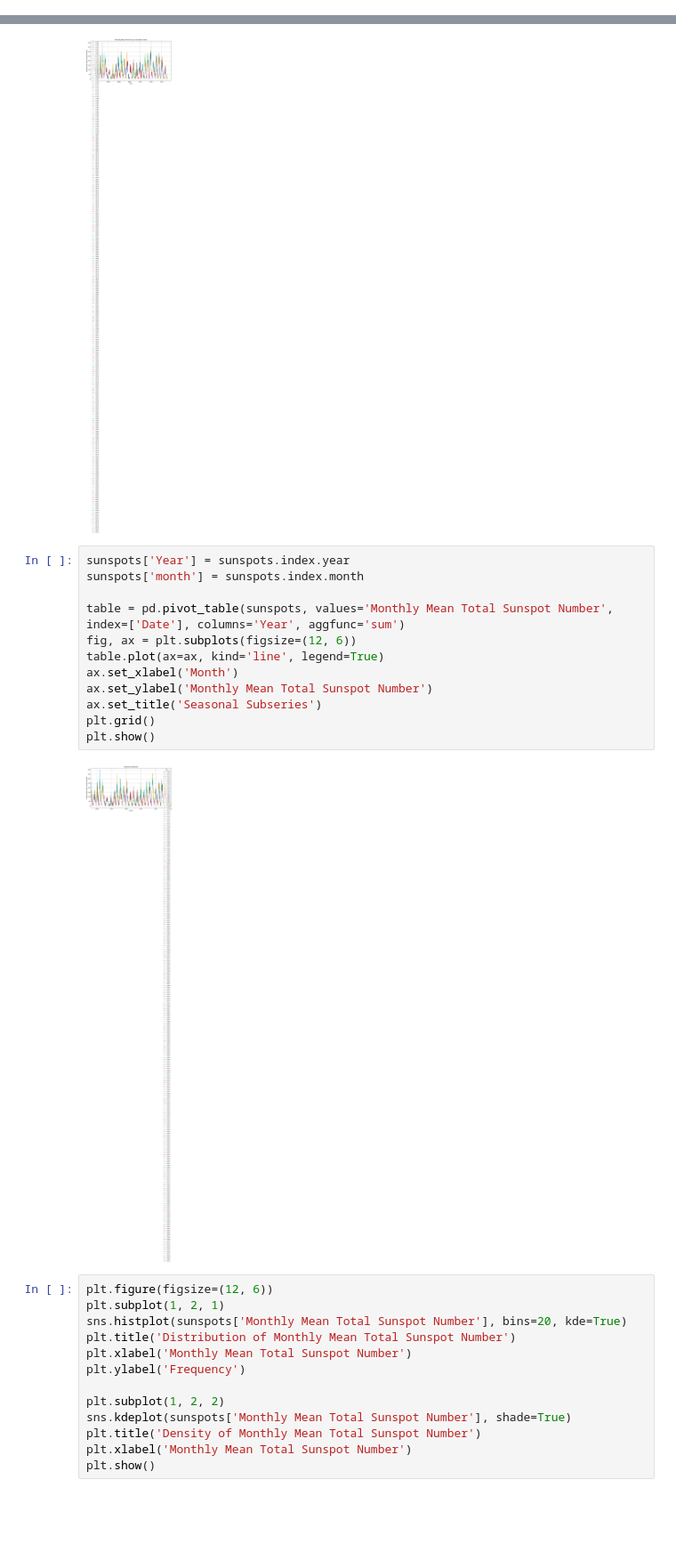
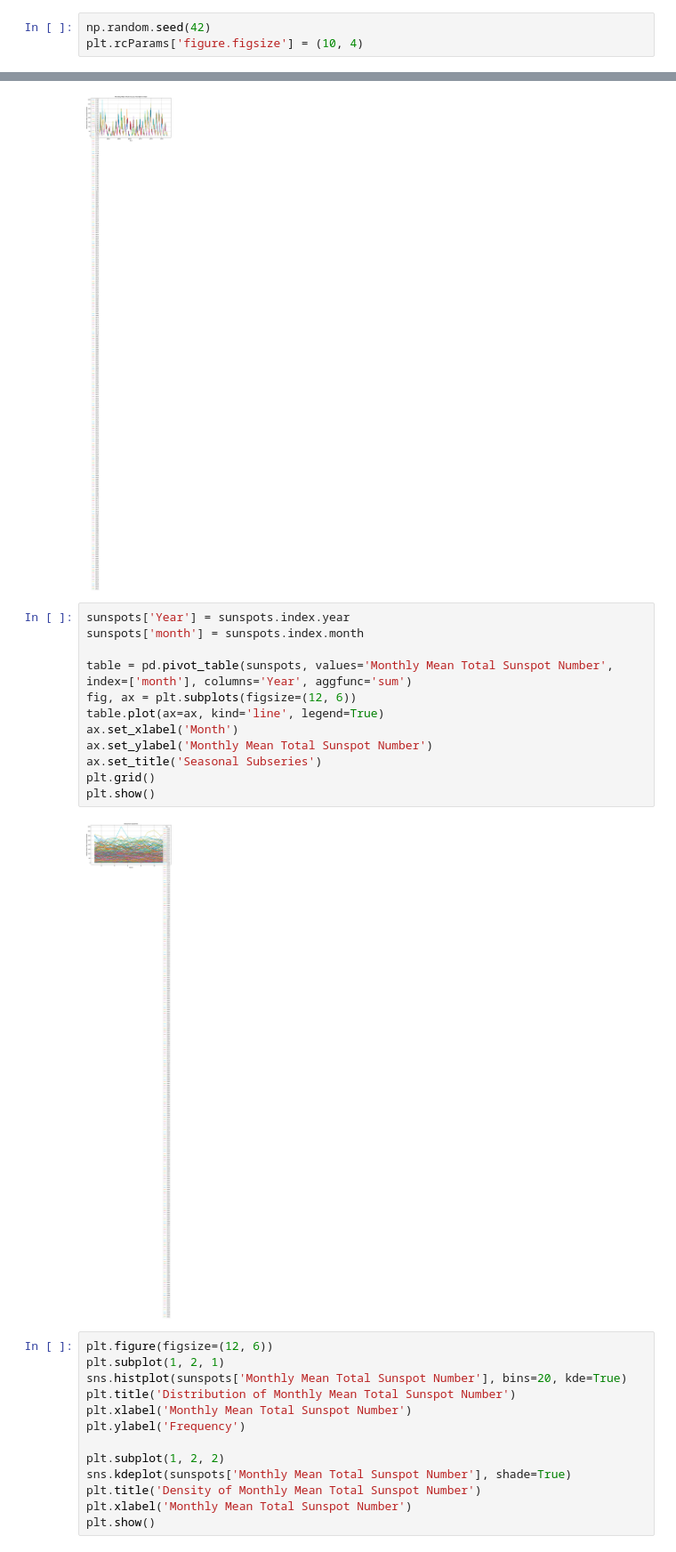
Before and after one commit to LeriAx75/AI_M2, a Jupyter notebook: Parte 2/series de tiempo/seriesTiempo.ipynb, the cells around one changed output, grey strips where cells are left out. Shown at 89% size. Cells and saved outputs as stored; diff of their text form; blank space fills up the shorter version.

```diff
--- a/Parte 2/series de tiempo/seriesTiempo.ipynb
+++ b/Parte 2/series de tiempo/seriesTiempo.ipynb
@@ -80,0 +84,3 @@ This will become an error in seaborn v0.14.0; please update your code.
+# %%
+np.random.seed(42)
+plt.rcParams['figure.figsize'] = (10, 4)
@@ -130,17 +199,17 @@ plt.show()
 # %%
 sunspots['Year'] = sunspots.index.year
 sunspots['month'] = sunspots.index.month
 
-table = pd.pivot_table(sunspots, values='Monthly Mean Total Sunspot Number', index=['Date'], columns='Year', aggfunc='sum')
+table = pd.pivot_table(sunspots, values='Monthly Mean Total Sunspot Number', index=['month'], columns='Year', aggfunc='sum')
 fig, ax = plt.subplots(figsize=(12, 6))
 table.plot(ax=ax, kind='line', legend=True)
 ax.set_xlabel('Month')
 ax.set_ylabel('Monthly Mean Total Sunspot Number')
 ax.set_title('Seasonal Subseries')
 plt.grid()
 plt.show()
 # %% [output]
-[figure, old version]
+[figure, new version]
 # %%
 plt.figure(figsize=(12, 6))
 plt.subplot(1, 2, 1)
```
Also changed, not shown: parts of 4 cells of this notebook.
